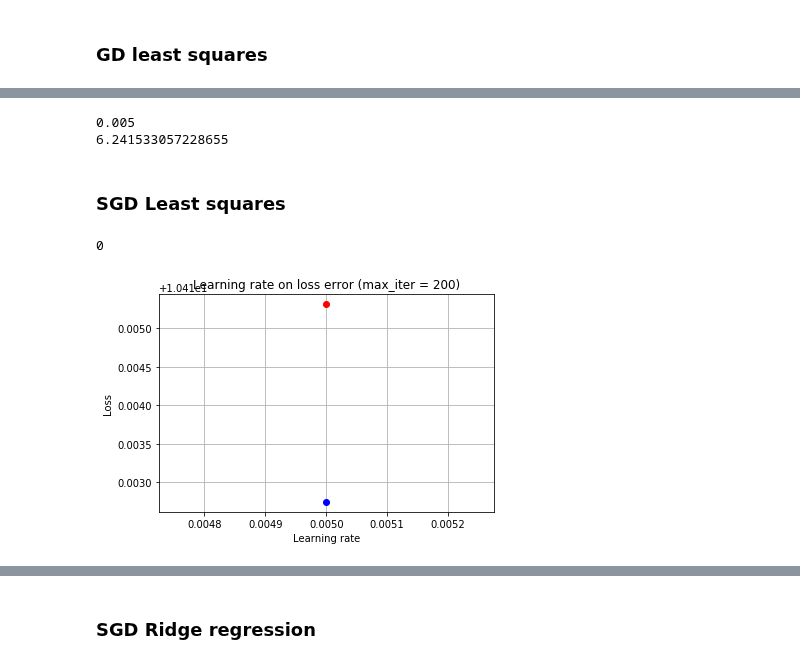
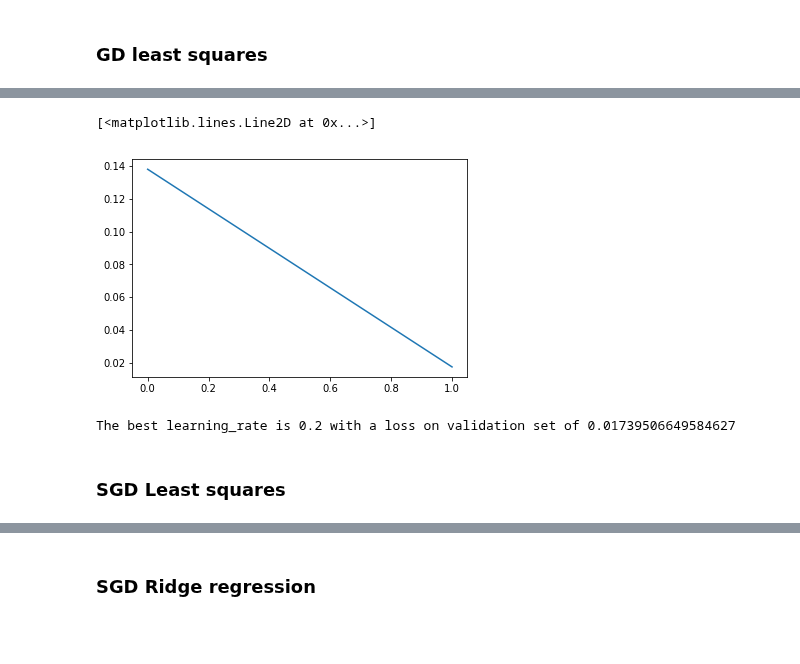
Before and after one commit to PaulineMauryL/MachineLearningProject1, a Jupyter notebook: Project1_Surclean_v2.ipynb, the cells around one changed output, grey strips where cells are left out. Drawn from its saved outputs; the diff is of its cells as text; code cells hidden in the pictures; blank space fills up the shorter version.

```diff
--- a/Project1_Surclean_v2.ipynb
+++ b/Project1_Surclean_v2.ipynb
@@ -110,16 +106,18 @@ print(compute_loss_ls(try_,trx,w))
+# %%
+plt.plot(loss_valid_gd)
+# %% [output]
+[<matplotlib.lines.Line2D at 0x...>]
+[figure, added]
 # %%
 # Minimum values for ls_gd
-idx = np.argmin(valid_gd_mean)
-learning_rate = gammas[idx]
-ls_gd_loss = np.min(valid_gd_mean)
-print(learning_rate)
-print(ls_gd_loss)
+idx = np.argmin(loss_valid_gd)
+learning_rate_gd = gammas[idx]
+ls_gd_loss = loss_valid_gd[idx]
+print("The best learning_rate is",learning_rate_gd,"with a loss on validation set of",ls_gd_loss)
 # %% [output]
-0.005
-6.241533057228655
+The best learning_rate is 0.2 with a loss on validation set of 0.01739506649584627
 # %% [markdown]
 ### SGD Least squares
 # %%
-loss_valid_sgd, loss_train_sgd,w = ls_sgd_hyperparam(gammas, nb_fold,max_iters, trx, try_,w_initial)
+gammas        = np.linspace(0.0002, 0.0003, num_intervals)
+loss_valid_sgd, loss_train_sgd,w = ls_sgd_hyperparam(gammas, nb_fold,nb_crossvalid,max_iters, trx, try_,w_initial)
-# %% [output]
-0
@@ -129,4 +123,0 @@ valid_sgd_mean = np.mean(loss_valid_sgd, axis=1)
-# %%
-plot_train_valid(train_sgd_mean, valid_sgd_mean, gammas)
-# %% [output]
-[figure, removed]
```
Also changed, not shown: parts of 8 cells of this notebook.
